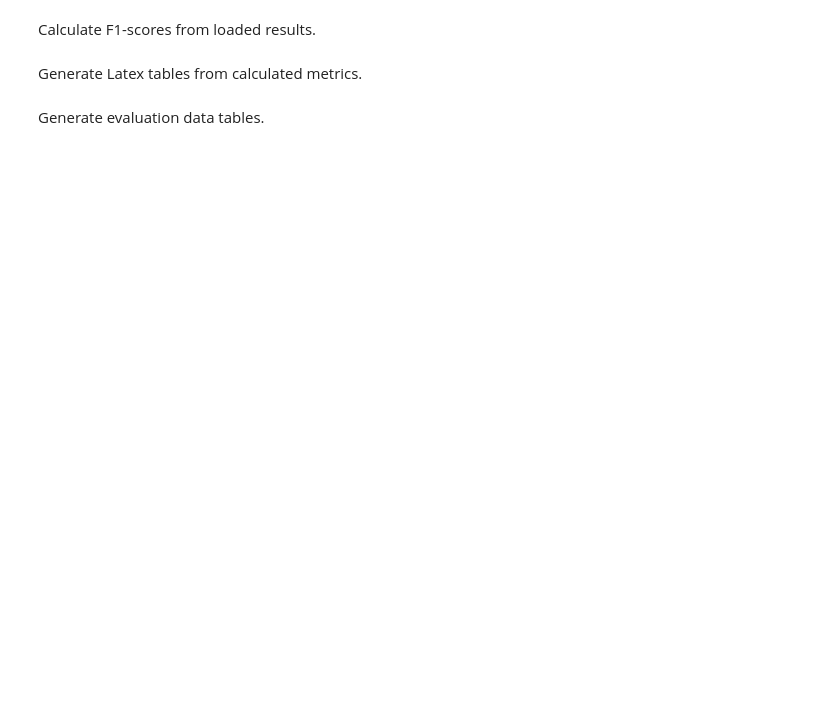
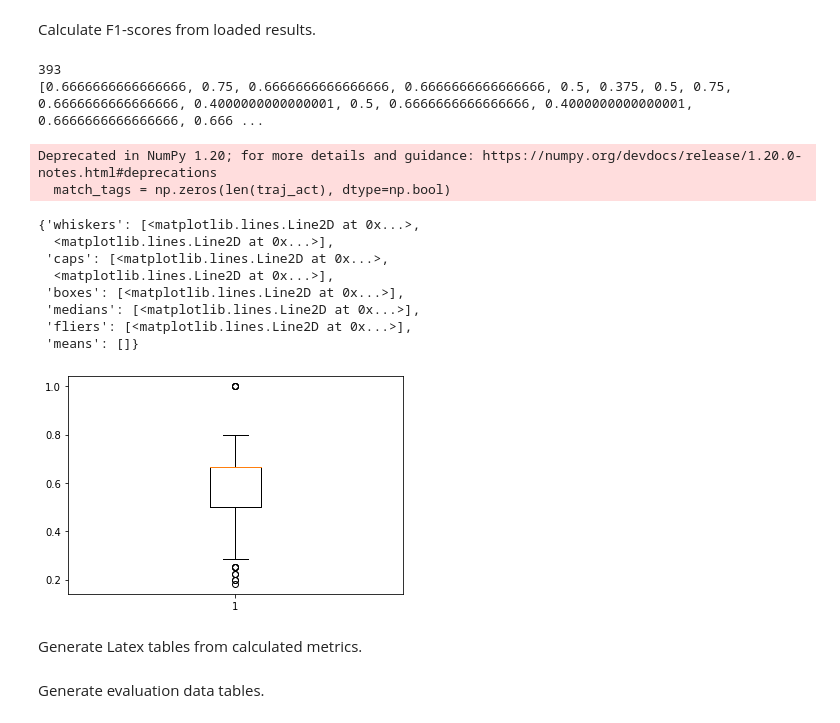
Before and after one commit to plevice/edd, a Jupyter notebook: parse_results.ipynb, the cells around one changed output. Saved outputs shown, nothing was run; the diff lists cells and outputs as text; code cells hidden in the pictures; blank space fills up the shorter version.

Commit message:
extracted data points of parse_results.ipynb

```diff
--- a/parse_results.ipynb
+++ b/parse_results.ipynb
@@ -117,3 +117,6 @@ def load_results(dat_ix):
     recdict_ijcai = pickle.load(open(fijcai, 'rb'))
 
     return recdict_rank, recdict_tran, recdict_comb, recdict_rand, recdict_ijcai
+# %%
+recdict_rank, recdict_tran, recdict_comb, recdict_rand, recdict_ijcai=load_results(2)
+recdict_rank
@@ -158,7 +179,27 @@ def calc_metrics(recdict_rank, recdict_tran, recdict_comb, recdict_rand, recdict
     means = [np.mean(x) for x in metrics]
     stds  = [np.std(x)  for x in metrics]
 
-    return means, stds
+    return means, stds, metrics
+# %%
+from matplotlib import pyplot as plt
+means, stds, metrics=calc_metrics(recdict_rank, recdict_tran, recdict_comb, recdict_rand, recdict_ijcai,calc_F1)
+print(len(metrics[2]))
+print(metrics[2])
+plt.boxplot(metrics[2])
+# %% [output]
+393
+[0.6666666666666666, 0.75, 0.6666666666666666, 0.6666666666666666, 0.5, 0.375, 0.5, 0.75, 0.6666666666666666, 0.4000000000000001, 0.5, 0.6666666666666666, 0.4000000000000001, 0.6666666666666666, 0.666 ...
+Deprecated in NumPy 1.20; for more details and guidance: https://numpy.org/devdocs/release/1.20.0-notes.html#deprecations
+  match_tags = np.zeros(len(traj_act), dtype=np.bool)
+{'whiskers': [<matplotlib.lines.Line2D at 0x...>,
+  <matplotlib.lines.Line2D at 0x...>],
+ 'caps': [<matplotlib.lines.Line2D at 0x...>,
+  <matplotlib.lines.Line2D at 0x...>],
+ 'boxes': [<matplotlib.lines.Line2D at 0x...>],
+ 'medians': [<matplotlib.lines.Line2D at 0x...>],
+ 'fliers': [<matplotlib.lines.Line2D at 0x...>],
+ 'means': []}
+[figure, added]
 # %% [markdown]
 Generate Latex tables from calculated metrics.
 # %%
```
Also changed, not shown: parts of 1 cell of this notebook.
